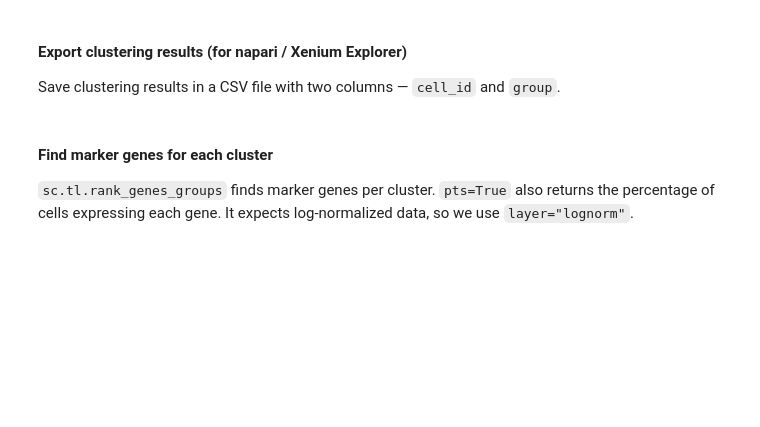
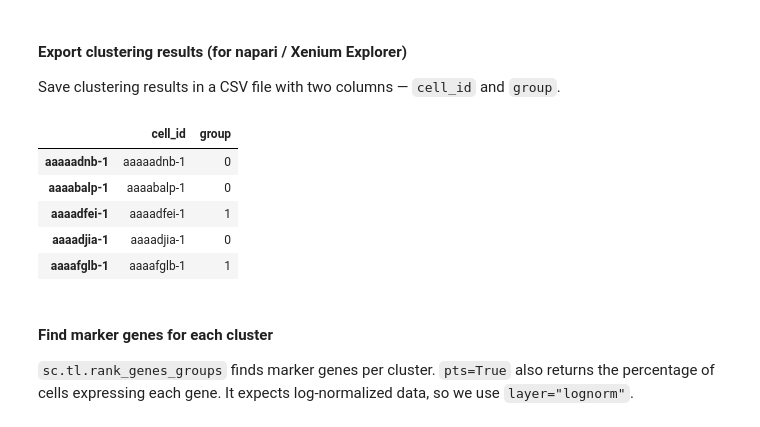
Before and after one commit to khuongduying/xenium_lung, a Jupyter notebook: code/xenium_5k/02_Xenium_5k_downstream_analysis_python.ipynb, the cells around one changed output. Cells and saved outputs as stored; diff of their text form; code cells hidden in the pictures; blank space fills up the shorter version.

```diff
--- a/code/xenium_5k/02_Xenium_5k_downstream_analysis_python.ipynb
+++ b/code/xenium_5k/02_Xenium_5k_downstream_analysis_python.ipynb
@@ -86,9 +115,16 @@ Save clustering results in a CSV file with two columns — `cell_id` and `group`
 # %%
 # Export cell_id/cluster pairs so results can be loaded back into napari or Xenium Explorer
 clustering_res = adata.obs[["cell_id", "leiden"]]
 clustering_res.columns = ["cell_id", "group"]
-clustering_res.to_csv("../../data/xenium_prime_5k_clustering.csv", index=False)
+clustering_res.to_csv("../../results/xenium_5k/clustering/xenium_prime_5k_clustering.csv", index=False)
 clustering_res.head()
+# %% [output]
+|  | cell_id | group |
+| aaaaadnb-1 | aaaaadnb-1 | 0 |
+| aaaabalp-1 | aaaabalp-1 | 0 |
+| aaaadfei-1 | aaaadfei-1 | 1 |
+| aaaadjia-1 | aaaadjia-1 | 0 |
+| aaaafglb-1 | aaaafglb-1 | 1 |
 # %% [markdown]
 #### Find marker genes for each cluster
 
```
Also changed, not shown: parts of 27 cells of this notebook, 6 other files.
